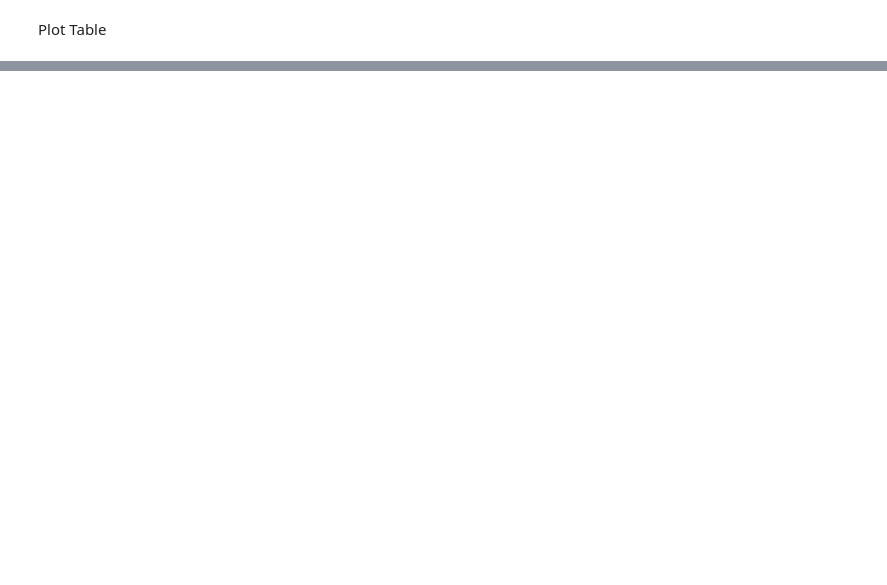
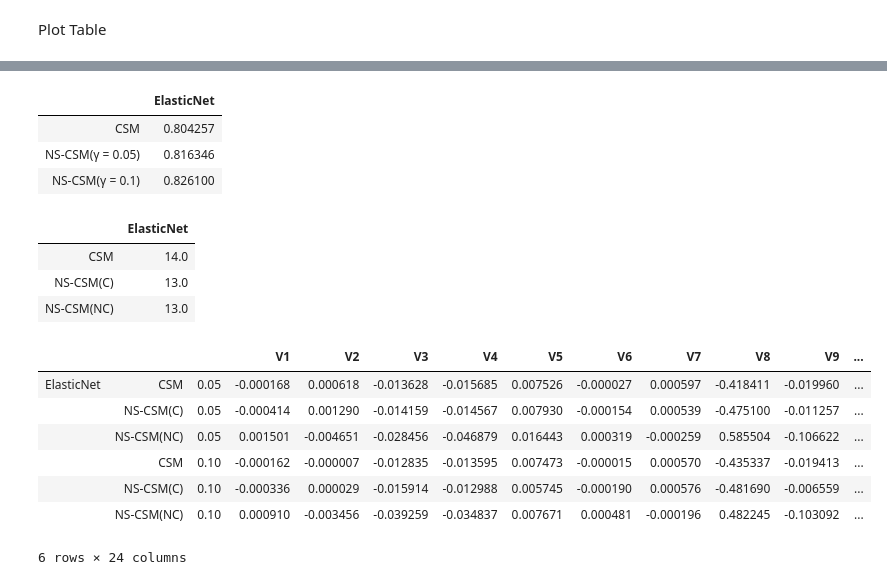
Before and after one commit to kindhjj/network_model_for_credit_scoring, a Jupyter notebook: code/Logistic Model.ipynb, the cells around one changed output, grey strips where cells are left out. Cells and saved outputs as stored; diff of their text form; code cells hidden in the pictures; blank space fills up the shorter version.

```diff
--- a/code/Logistic Model.ipynb
+++ b/code/Logistic Model.ipynb
@@ -101,0 +102,25 @@ roc_df = my_table_plotter.get_roc_df()
+# %%
+my_table_plotter.get_roc_df()
+# %% [output]
+|  | ElasticNet |
+| CSM | 0.804257 |
+| NS-CSM(γ = 0.05) | 0.816346 |
+| NS-CSM(γ = 0.1) | 0.826100 |
+# %%
+my_table_plotter.get_num_of_selected_var_df(threshold=0.1, coef_threshold=0.005)
+# %% [output]
+|  | ElasticNet |
+| CSM | 14.0 |
+| NS-CSM(C) | 13.0 |
+| NS-CSM(NC) | 13.0 |
+# %%
+my_table_plotter.get_coef_df()
+# %% [output]
+|  |  |  | V1 | V2 | V3 | V4 | V5 | V6 | V7 | V8 | V9 | ... |
+| ElasticNet | CSM | 0.05 | -0.000168 | 0.000618 | -0.013628 | -0.015685 | 0.007526 | -0.000027 | 0.000597 | -0.418411 | -0.019960 | ... |
+|  | NS-CSM(C) | 0.05 | -0.000414 | 0.001290 | -0.014159 | -0.014567 | 0.007930 | -0.000154 | 0.000539 | -0.475100 | -0.011257 | ... |
+|  | NS-CSM(NC) | 0.05 | 0.001501 | -0.004651 | -0.028456 | -0.046879 | 0.016443 | 0.000319 | -0.000259 | 0.585504 | -0.106622 | ... |
+|  | CSM | 0.10 | -0.000162 | -0.000007 | -0.012835 | -0.013595 | 0.007473 | -0.000015 | 0.000570 | -0.435337 | -0.019413 | ... |
+|  | NS-CSM(C) | 0.10 | -0.000336 | 0.000029 | -0.015914 | -0.012988 | 0.005745 | -0.000190 | 0.000576 | -0.481690 | -0.006559 | ... |
+|  | NS-CSM(NC) | 0.10 | 0.000910 | -0.003456 | -0.039259 | -0.034837 | 0.007671 | 0.000481 | -0.000196 | 0.482245 | -0.103092 | ... |
+6 rows × 24 columns
```
Also changed, not shown: parts of 2 cells of this notebook, 8 other files.
